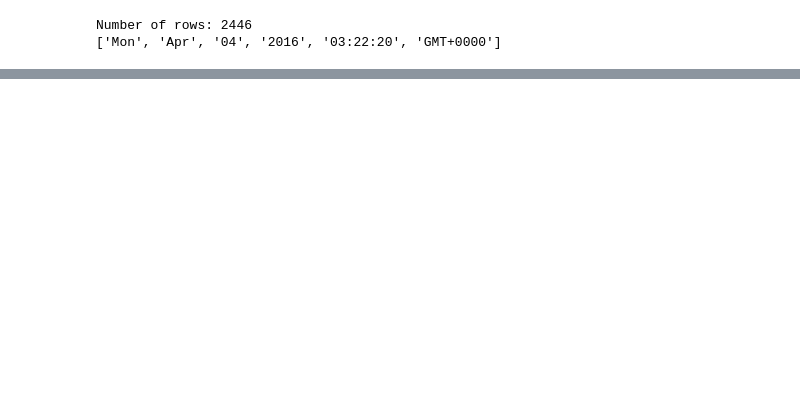
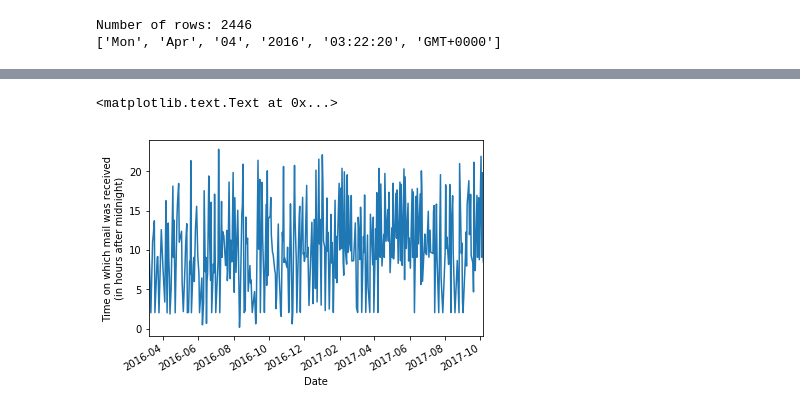
Before and after one commit to syaffers/maildist, a Jupyter notebook: MailDist.ipynb, the cells around one changed output, grey strips where cells are left out. Drawn from its saved outputs; the diff is of its cells as text; code cells hidden in the pictures; blank space fills up the shorter version.

```diff
--- a/MailDist.ipynb
+++ b/MailDist.ipynb
@@ -94,2 +106,9 @@ df.Time.plot()
+# %%
+ax = df.Time.plot()
+ax.set_xlabel("Date")
+ax.set_ylabel("Time on which mail was received\n(in hours after midnight)")
+# %% [output]
+<matplotlib.text.Text at 0x...>
+[figure, added]
 # %%
 r = df.Time.rolling(window=10)
```
Also changed, not shown: parts of 15 cells of this notebook.
